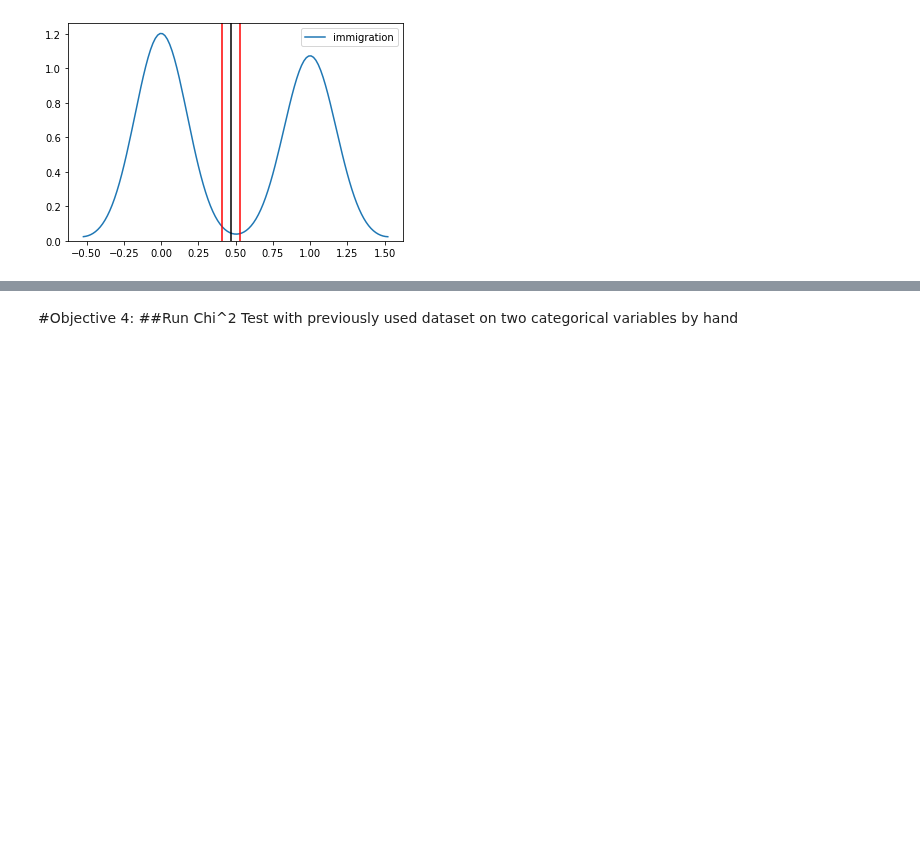
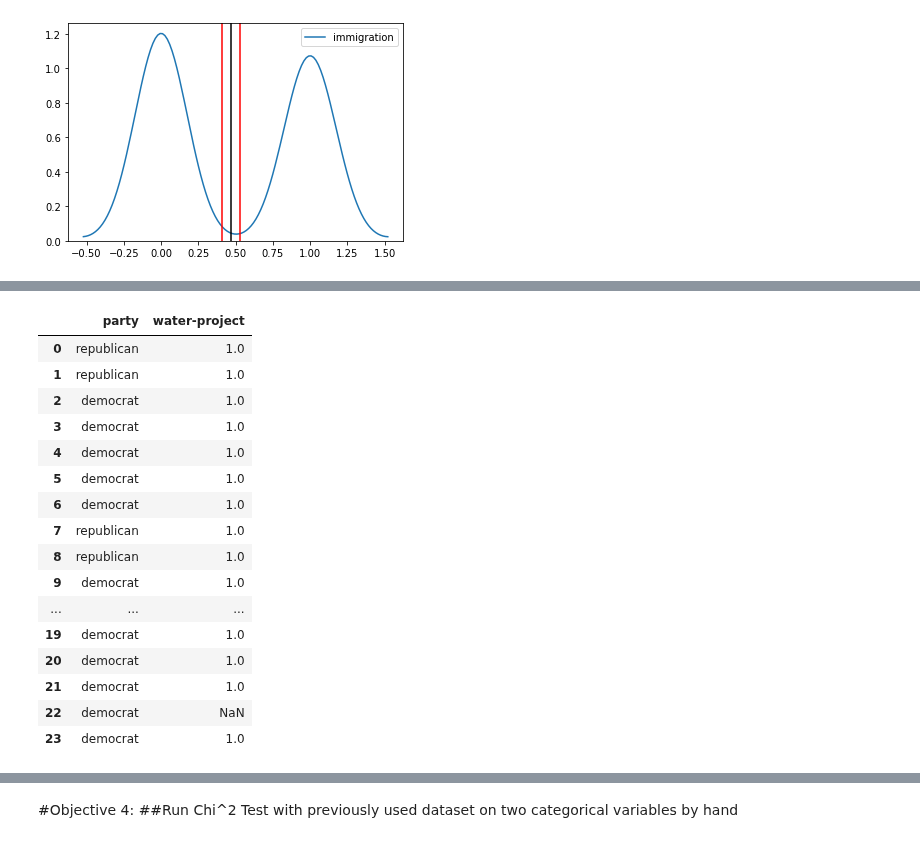
Before and after one commit to bloominstituteoftechnology/DS-Unit-1-Sprint-2-Statistics, a Jupyter notebook: module2/LS_DS_122_Sampling_Confidence_Intervals_and_Hypothesis_Testing_Assignment.ipynb, the cells around one changed output, grey strips where cells are left out. Cells and saved outputs as stored; diff of their text form; code cells hidden in the pictures; blank space fills up the shorter version.

```diff
--- a/module2/LS_DS_122_Sampling_Confidence_Intervals_and_Hypothesis_Testing_Assignment.ipynb
+++ b/module2/LS_DS_122_Sampling_Confidence_Intervals_and_Hypothesis_Testing_Assignment.ipynb
@@ -215,0 +228,31 @@ print(chisquare(dep_obs, axis=None))
+# %%
+#creating a function to perform
+#calculations on the new df
+
+def process_votes(df):
+  cut_points = [0,9,19,29,39,49,1000]
+  df["Issue"] = pd.cut(df["water-project"],
+                                           cut_points)
+  return df
+
+data = process_votes(df)
+vote_by_party = data[['party', 'water-project']]
+vote_by_party.head(24)
+# %% [output]
+|  | party | water-project |
+| 0 | republican | 1.0 |
+| 1 | republican | 1.0 |
+| 2 | democrat | 1.0 |
+| 3 | democrat | 1.0 |
+| 4 | democrat | 1.0 |
+| 5 | democrat | 1.0 |
+| 6 | democrat | 1.0 |
+| 7 | republican | 1.0 |
+| 8 | republican | 1.0 |
+| 9 | democrat | 1.0 |
+| ... | ... | ... |
+| 19 | democrat | 1.0 |
+| 20 | democrat | 1.0 |
+| 21 | democrat | 1.0 |
+| 22 | democrat | NaN |
+| 23 | democrat | 1.0 |
```
Also changed, not shown: parts of 22 cells of this notebook.
